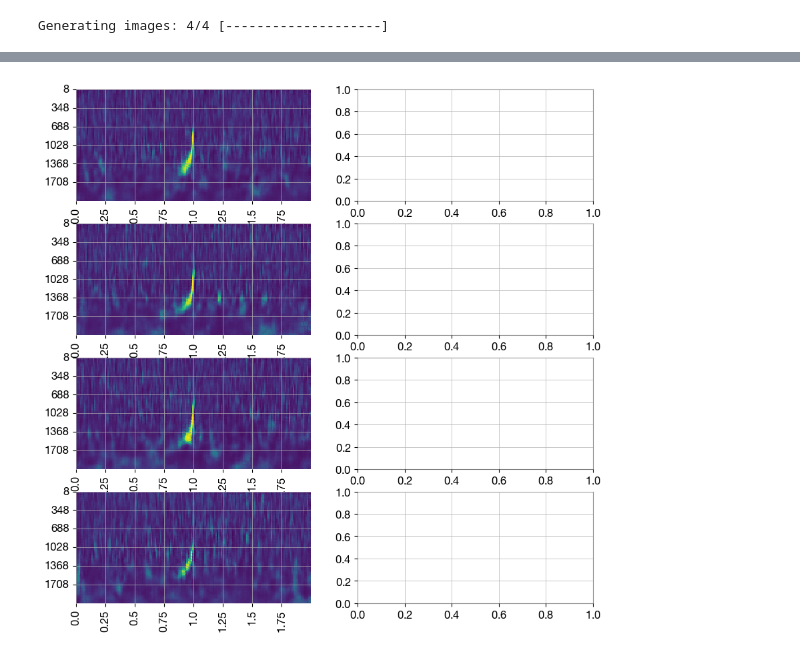
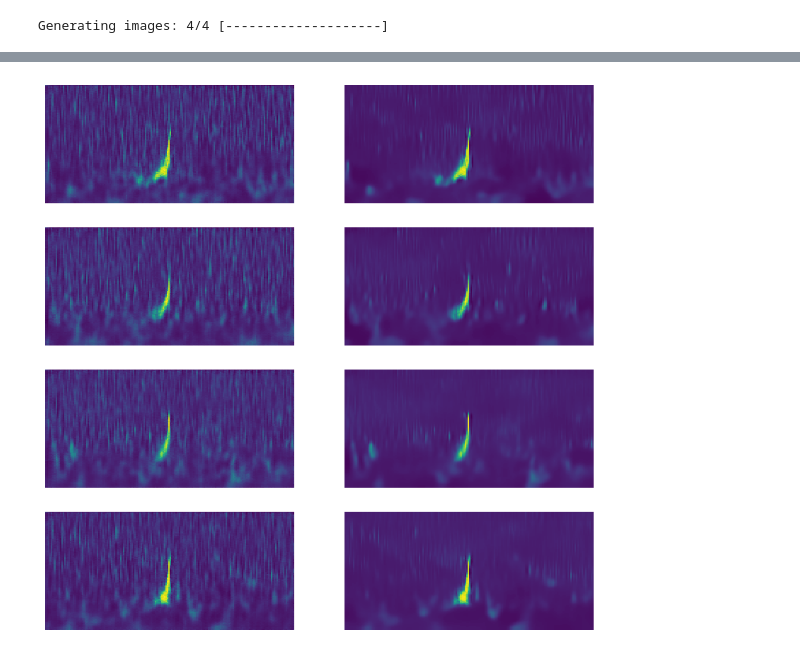
Before and after one commit to sStaite/TNAgen, a Jupyter notebook: TNAgen/noise_removal.ipynb, the cells around one changed output, grey strips where cells are left out. Drawn from its saved outputs; the diff is of its cells as text; code cells hidden in the pictures.

```diff
--- a/TNAgen/noise_removal.ipynb
+++ b/TNAgen/noise_removal.ipynb
@@ -7,22 +8,6 @@ import os
 # %%
 generator = Generator()
 
-q = generator.generate("Chirp", 4, clean=False)
+q = generator.generate("Chirp", 4, clean=False)[0]
 # %% [output]
 Generating images: 4/4 [--------------------]
-# %%
-freq_values = np.logspace(3, 11, 140, base=2)
-arr = np.linspace(8, 2048, 140)
-
-f = interpolate.interp1d(arr, spectrogram[:, 0])
-spec = np.zeros((1, 140))
-spec[0] = np.array(f(freq_values))
-
-# normalise the spectrogram, but also flip the data (this is what we want for the timeseries!)
-for i in range(169):
-    f = interpolate.interp1d(arr, spectrogram[:, i+1])
-    new = np.zeros((1, 140))
-    new[0] = np.array(f(freq_values))
-    spec = np.concatenate((spec, new))
-
-spec = np.swapaxes(spec, 0, 1)
@@ -47,9 +14,15 @@ array([[[0.22489943, 0.11782804, 0.12103513, ..., 0.09232996,
-# %%
-fig, axarr = plt.subplots(4, 2, figsize = (10, 10))
-
-for i in range(4):
-    c = sns.heatmap(q[0][i], cmap='viridis', ax=axarr[i, 0], cbar=False)
-    c.set_yticks(ticks = np.arange(0, 140, 140/6), labels = np.arange(8, 2048, 340))
-    c.set_xticks(ticks = np.arange(0, 170, 170/8), labels = np.arange(0, 2, 0.25))
-# %% [output]
-[figure, removed]
+# %%
+def display():
+    fig, axarr = plt.subplots(4, 2, figsize = (10, 10), sharey=True, sharex=True)
+
+    for i in range(4):
+        u8 = (255 * q[i] / q[i].max()).astype(np.uint8)
+        dst = cv2.fastNlMeansDenoising(u8,None,15,7,21)
+        c = sns.heatmap(q[i], cmap='viridis', ax=axarr[i, 0], cbar=False)
+        c.axis("off")
+        d = sns.heatmap(dst, cmap='viridis', ax=axarr[i, 1], cbar=False)
+        d.axis("off")
+# %%
+display()
+# %% [output]
+[figure, added]
```
Also changed, not shown: parts of 2 cells of this notebook, 2 other files.
